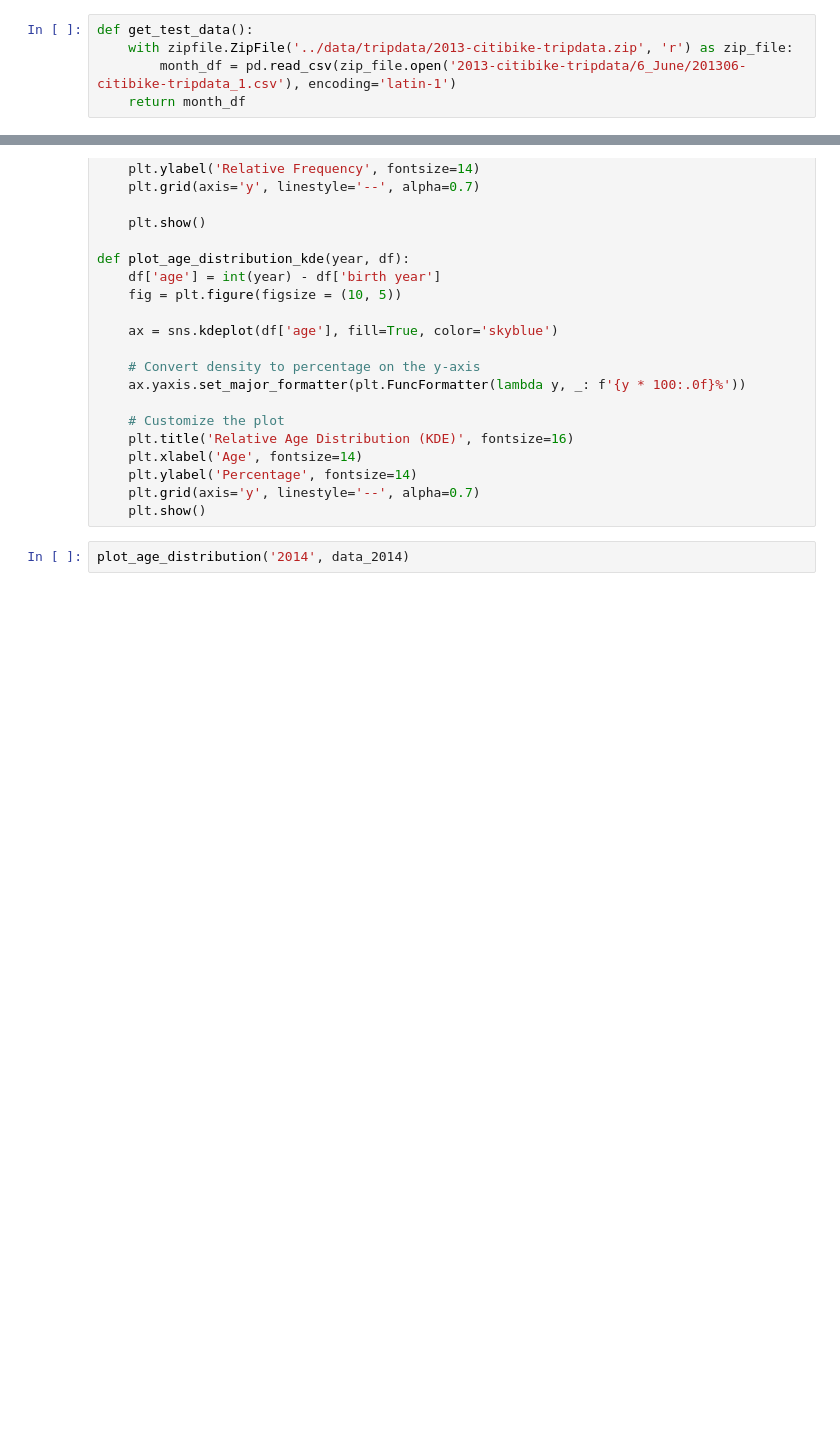
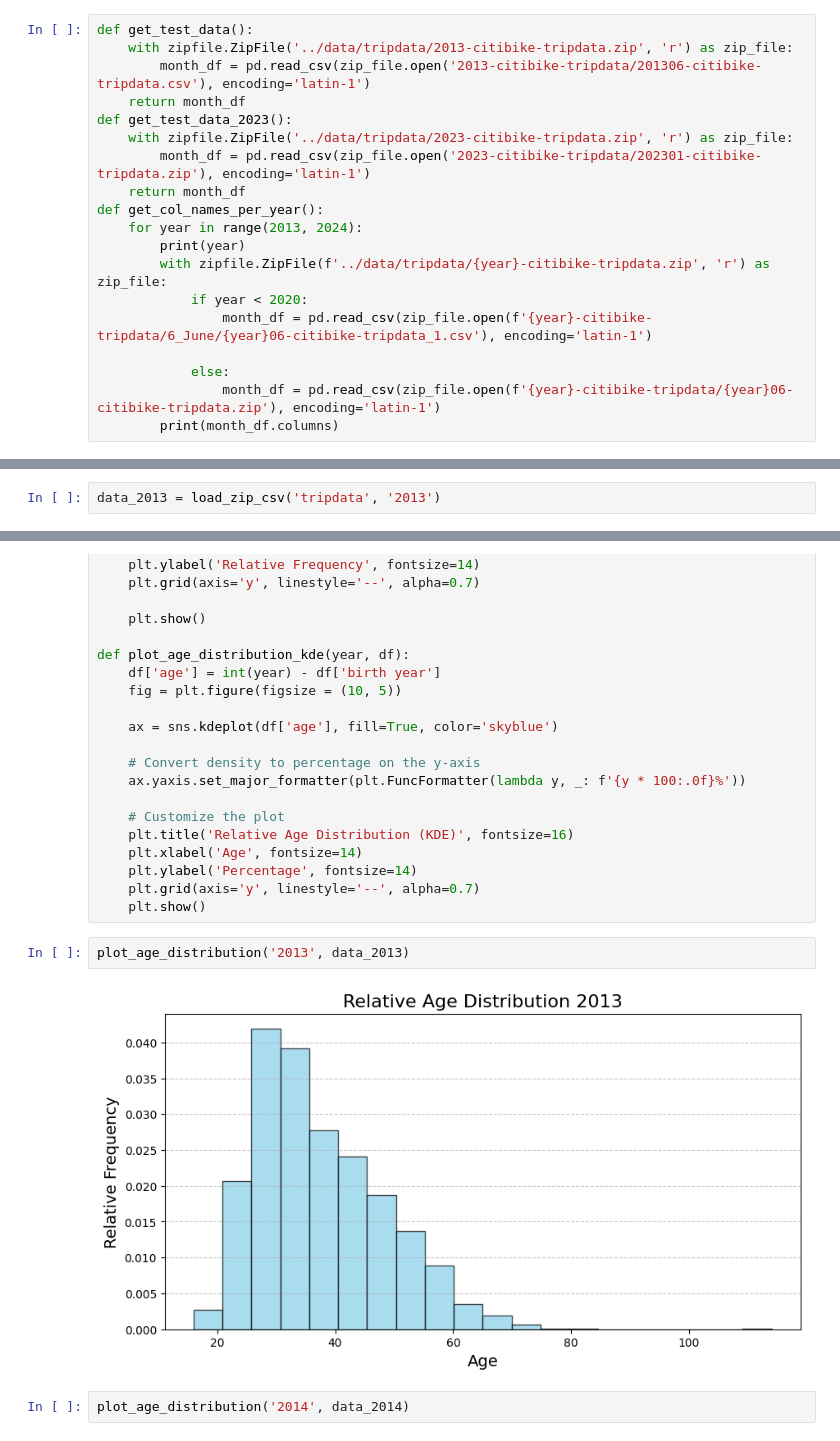
Before and after one commit to joris-de/coding-challenge-AXA, a Jupyter notebook: notebooks/Analysis.ipynb, the cells around one changed output, grey strips where cells are left out. Saved outputs shown, nothing was run; the diff lists cells and outputs as text; blank space fills up the shorter version.

Commit message:
Found inconsistensies in citibike file naming and column naming across years. Filenaming is adressed.

```diff
--- a/notebooks/Analysis.ipynb
+++ b/notebooks/Analysis.ipynb
@@ -41,8 +173,22 @@ __MACOSX/2013-citibike-tripdata/6_June/._201306-citibike-tripdata_1.csv
 # %%
 def get_test_data():
     with zipfile.ZipFile('../data/tripdata/2013-citibike-tripdata.zip', 'r') as zip_file:
-        month_df = pd.read_csv(zip_file.open('2013-citibike-tripdata/6_June/201306-citibike-tripdata_1.csv'), encoding='latin-1')
+        month_df = pd.read_csv(zip_file.open('2013-citibike-tripdata/201306-citibike-tripdata.csv'), encoding='latin-1')
     return month_df
+def get_test_data_2023():
+    with zipfile.ZipFile('../data/tripdata/2023-citibike-tripdata.zip', 'r') as zip_file:
+        month_df = pd.read_csv(zip_file.open('2023-citibike-tripdata/202301-citibike-tripdata.zip'), encoding='latin-1')
+    return month_df
+def get_col_names_per_year():
+    for year in range(2013, 2024):
+        print(year)
+        with zipfile.ZipFile(f'../data/tripdata/{year}-citibike-tripdata.zip', 'r') as zip_file:
+            if year < 2020:
+                month_df = pd.read_csv(zip_file.open(f'{year}-citibike-tripdata/6_June/{year}06-citibike-tripdata_1.csv'), encoding='latin-1')
+
+            else:
+                month_df = pd.read_csv(zip_file.open(f'{year}-citibike-tripdata/{year}06-citibike-tripdata.zip'), encoding='latin-1')
+        print(month_df.columns)
 # %%
 test_df = get_test_data()
 # %%
@@ -247,3 +500,5 @@ dtypes: category(3), datetime64[ns](2), float32(6), int16(2), int32(1), object(2
 memory usage: 1.1 GB
 None
 Loaded file from disk.
+# %%
+data_2013 = load_zip_csv('tripdata', '2013')
@@ -374,6 +648,10 @@ def plot_age_distribution_kde(year, df):
     plt.ylabel('Percentage', fontsize=14)
     plt.grid(axis='y', linestyle='--', alpha=0.7)
     plt.show()
+# %%
+plot_age_distribution('2013', data_2013)
+# %% [output]
+[figure, added]
 # %%
 plot_age_distribution('2014', data_2014)
 # %% [output]
```
Also changed, not shown: parts of 20 cells of this notebook.
